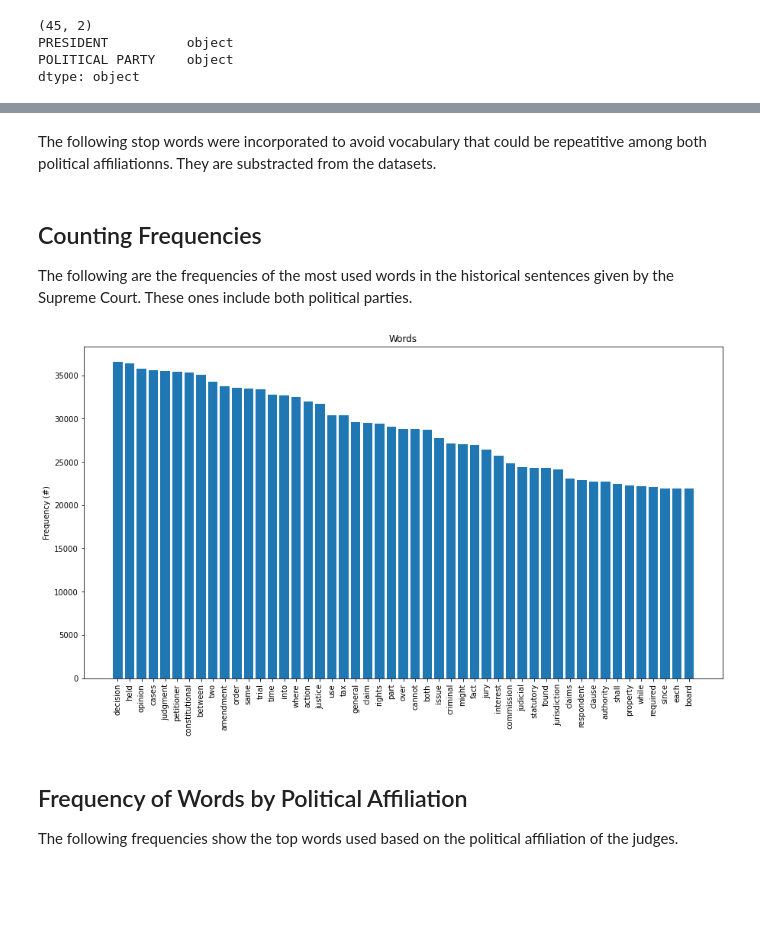
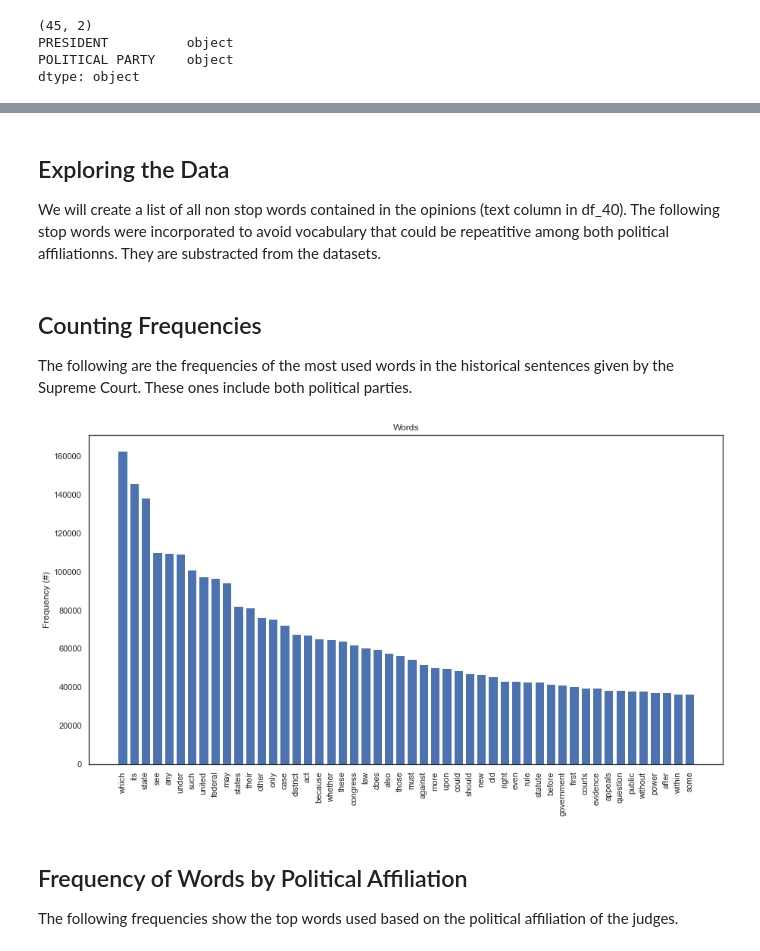
Before and after one commit to torelash/AssesingSCOTUSBias, a Jupyter notebook: topic_analysis.ipynb, the cells around one changed output, grey strips where cells are left out. Saved outputs shown, nothing was run; the diff lists cells and outputs as text; code cells hidden in the pictures; blank space fills up the shorter version.

```diff
--- a/topic_analysis.ipynb
+++ b/topic_analysis.ipynb
@@ -122,4 +98,7 @@ case_id = df_40['scdb_id']
 # %% [markdown]
+## Exploring the Data
+
+We will create a list of all non stop words contained in the opinions (text column in df_40).
 The following stop words were incorporated to avoid vocabulary that could be repeatitive among both political affiliationns. They are substracted from the datasets.
 # %%
 import re
@@ -142,17 +122,17 @@ f = sorted([(freq[k],k) for k in freq], reverse = True)
 # %%
 import matplotlib.pyplot as plt
 
-fr = f[51:100]
+fr = f[:50]
 w_w = [k for v,k in fr]
 f_w = [v for v,k in fr]
 plt.figure(figsize=(15, 8))
 plt.bar(w_w,f_w)
 plt.ylabel("Frequency (#)")
 plt.title("Words")
 plt.xticks(rotation=90)
 plt.show()
 # %% [output]
-[figure, old version]
+[figure, new version]
 # %% [markdown]
 ## Frequency of Words by Political Affiliation
 The following frequencies show the top words used based on the political affiliation of the judges.
```
Also changed, not shown: parts of 35 cells of this notebook.
